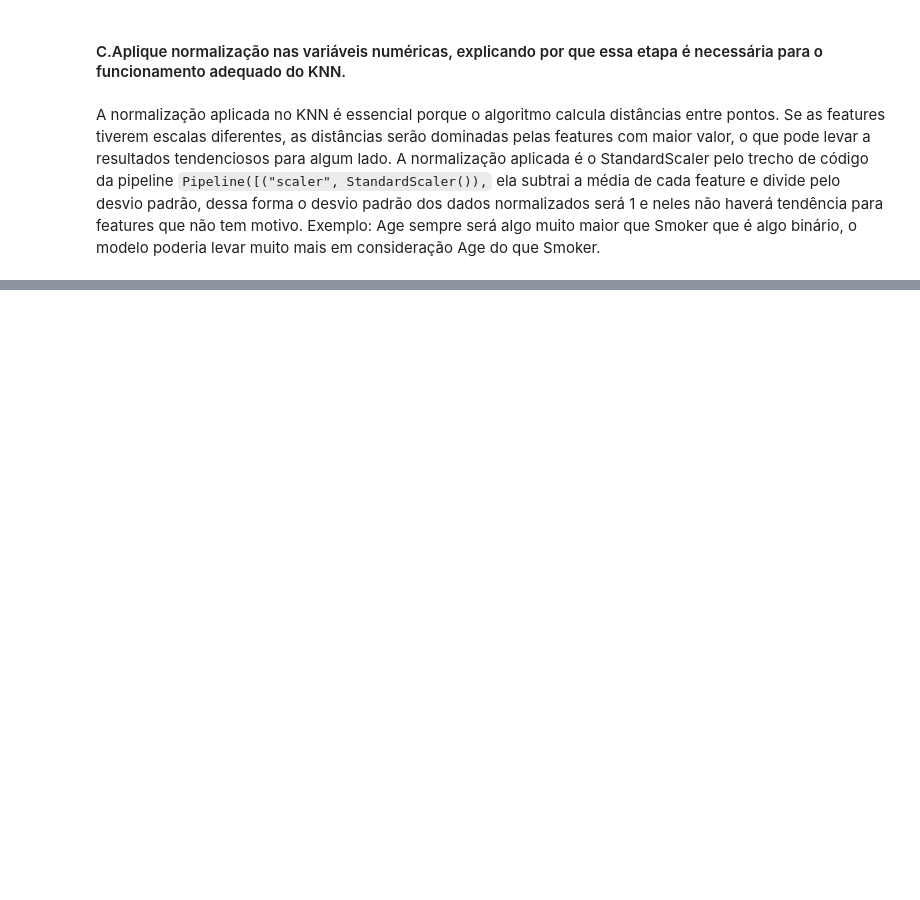
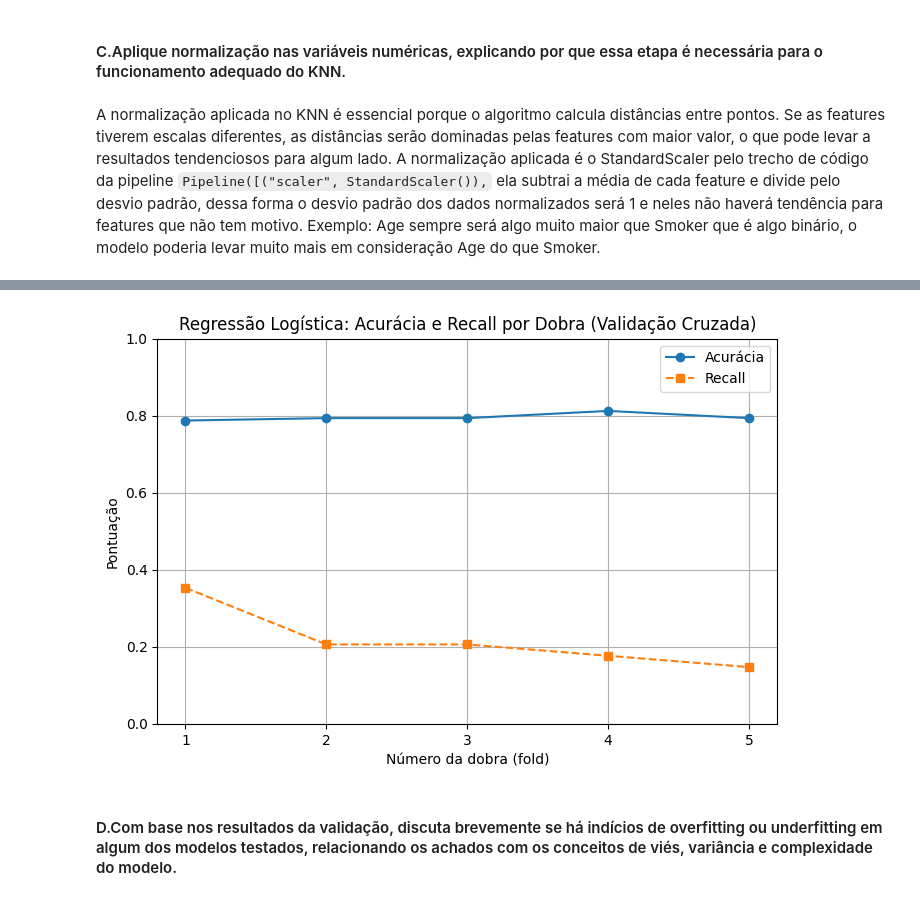
Before and after one commit to ecrseer/machine-learnin, a Jupyter notebook: lifecycl/lifecyc_at.ipynb, the cells around one changed output, grey strips where cells are left out. Cells and saved outputs as stored; diff of their text form; code cells hidden in the pictures; blank space fills up the shorter version.

Commit message:
logistic

```diff
--- a/lifecycl/lifecyc_at.ipynb
+++ b/lifecycl/lifecyc_at.ipynb
@@ -214,0 +230,38 @@ A normalização aplicada no KNN é essencial porque o algoritmo calcula distân
+# %%
+
+from sklearn.linear_model import LogisticRegression
+
+
+def avalia_logreg_pontuacoes(X_train, y_train):
+    pipeline = Pipeline([
+        ("scaler", StandardScaler()),
+        ("logreg", LogisticRegression(solver='liblinear'))
+    ])
+
+    acc = cross_val_score(pipeline, X_train, y_train, cv=5, scoring='accuracy')
+    recall = cross_val_score(pipeline, X_train, y_train, cv=5, scoring='recall')
+
+    return acc, recall
+
+def plota_resultado_logreg(acc_scores, recall_scores):
+    folds = range(1, len(acc_scores) + 1)
+
+    plt.figure(figsize=(8, 5))
+    plt.plot(folds, acc_scores, marker='o', label="Acurácia")
+    plt.plot(folds, recall_scores, marker='s', label="Recall", linestyle='--')
+    plt.title("Regressão Logística: Acurácia e Recall por Dobra (Validação Cruzada)")
+    plt.xlabel("Número da dobra (fold)")
+    plt.ylabel("Pontuação")
+    plt.ylim(0, 1)
+    plt.xticks(folds)
+    plt.grid(True)
+    plt.legend()
+    plt.show()
+
+acc_scores, recall_scores = avalia_logreg_pontuacoes(X_train, y_train)
+
+plota_resultado_logreg(acc_scores, recall_scores)
+# %% [output]
+[figure, added]
+# %% [markdown]
+#### D.Com base nos resultados da validação, discuta brevemente se há indícios de overfitting ou underfitting em algum dos modelos testados, relacionando os achados com os conceitos de viés, variância e complexidade do modelo.
```
Also changed, not shown: parts of 9 cells of this notebook, 2 other files.
